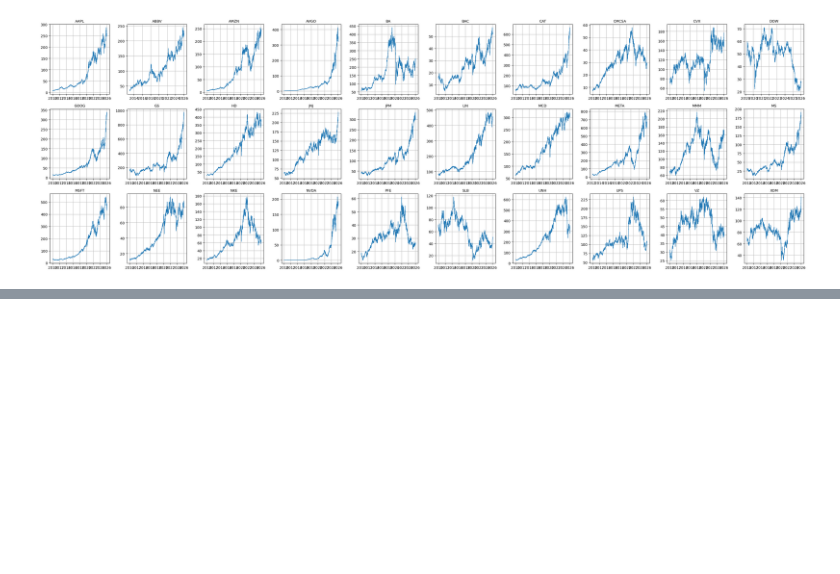
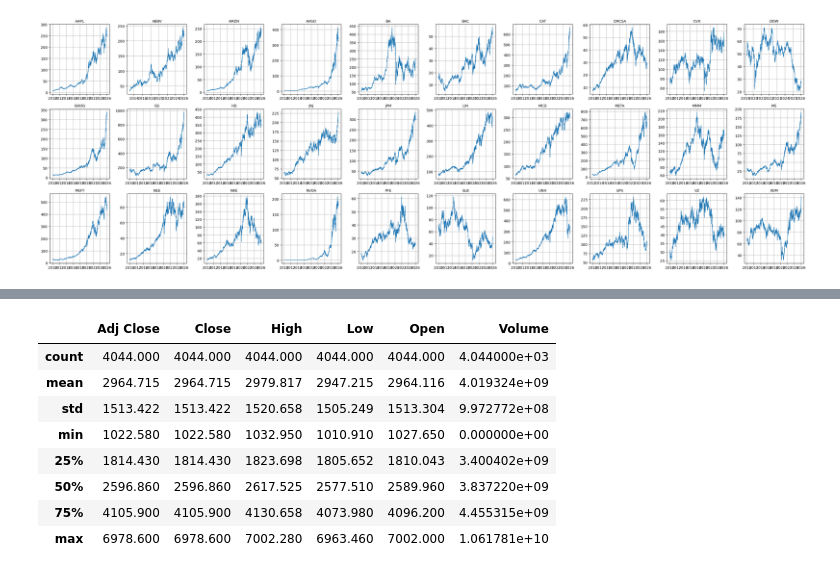
Before and after one commit to jaimebeng/TFG, a Jupyter notebook: notebooks/01_exploracion.ipynb, the cells around one changed output, grey strips where cells are left out. Cells and saved outputs as stored; diff of their text form; code cells hidden in the pictures; blank space fills up the shorter version.

```diff
--- a/notebooks/01_exploracion.ipynb
+++ b/notebooks/01_exploracion.ipynb
@@ -325,0 +472,12 @@ plt.show()
+# %%
+df.describe().round(3)
+# %% [output]
+|  | Adj Close | Close | High | Low | Open | Volume |
+| count | 4044.000 | 4044.000 | 4044.000 | 4044.000 | 4044.000 | 4.044000e+03 |
+| mean | 2964.715 | 2964.715 | 2979.817 | 2947.215 | 2964.116 | 4.019324e+09 |
+| std | 1513.422 | 1513.422 | 1520.658 | 1505.249 | 1513.304 | 9.972772e+08 |
+| min | 1022.580 | 1022.580 | 1032.950 | 1010.910 | 1027.650 | 0.000000e+00 |
+| 25% | 1814.430 | 1814.430 | 1823.698 | 1805.652 | 1810.043 | 3.400402e+09 |
+| 50% | 2596.860 | 2596.860 | 2617.525 | 2577.510 | 2589.960 | 3.837220e+09 |
+| 75% | 4105.900 | 4105.900 | 4130.658 | 4073.980 | 4096.200 | 4.455315e+09 |
+| max | 6978.600 | 6978.600 | 7002.280 | 6963.460 | 7002.000 | 1.061781e+10 |
```
Also changed, not shown: parts of 23 cells of this notebook, 1 other file.
